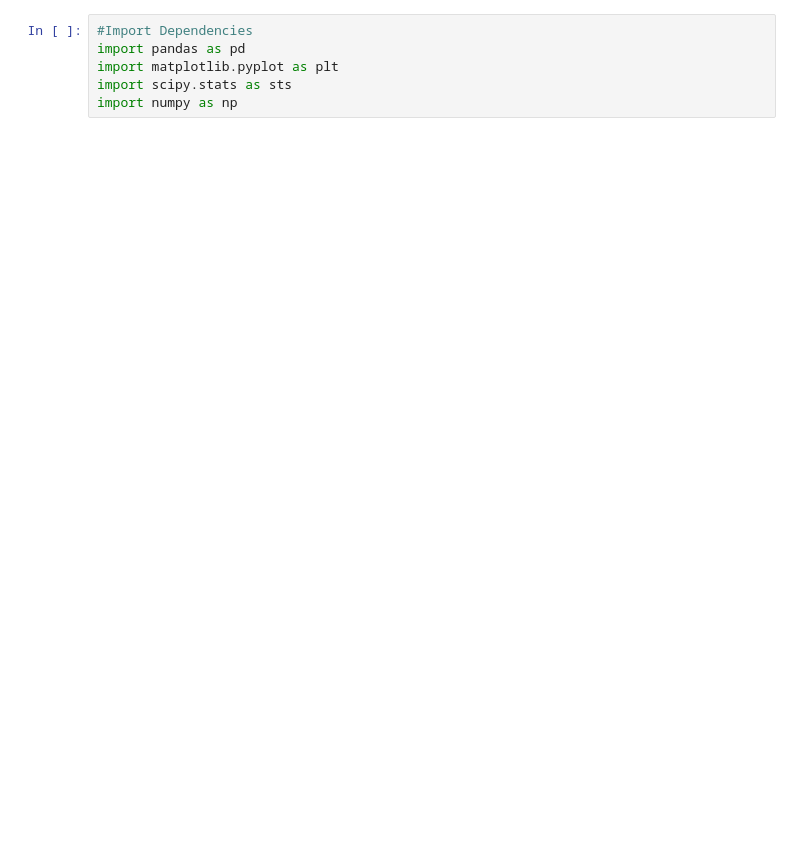
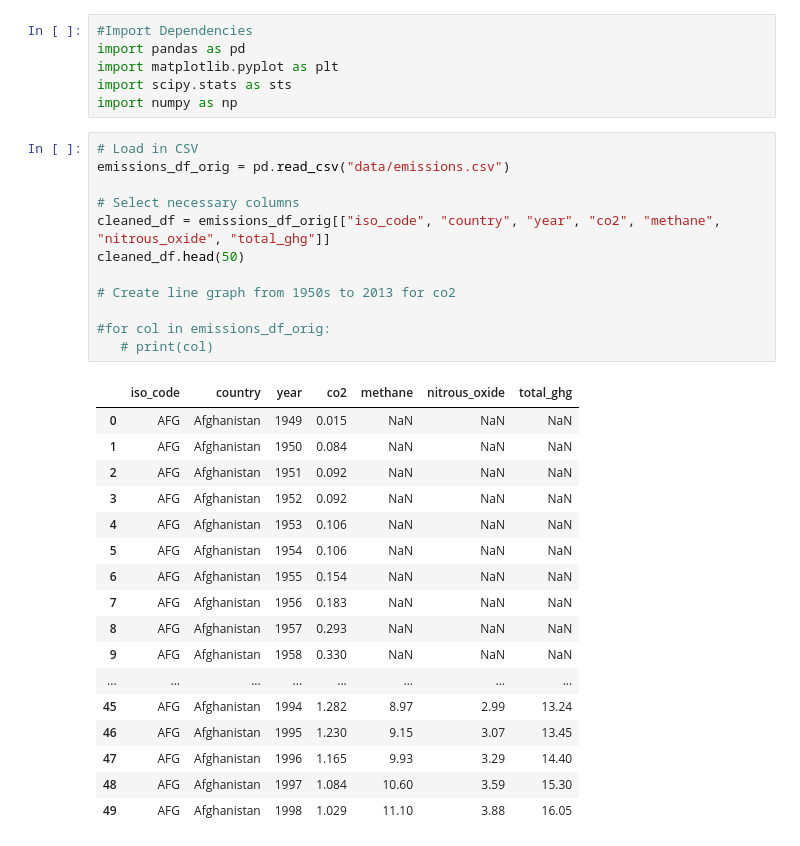
Before and after one commit to moriahtaylor1/climate-change-analysis, a Jupyter notebook: Emissions_Q2.ipynb, the cells around one changed output. Cells and saved outputs as stored; diff of their text form; blank space fills up the shorter version.

```diff
--- a/Emissions_Q2.ipynb
+++ b/Emissions_Q2.ipynb
@@ -4,4 +4,34 @@ import pandas as pd
 import matplotlib.pyplot as plt
 import scipy.stats as sts
 import numpy as np
+# %%
+# Load in CSV
+emissions_df_orig = pd.read_csv("data/emissions.csv")
+
+# Select necessary columns
+cleaned_df = emissions_df_orig[["iso_code", "country", "year", "co2", "methane", "nitrous_oxide", "total_ghg"]]
+cleaned_df.head(50)
+
+# Create line graph from 1950s to 2013 for co2
+
+#for col in emissions_df_orig:
+   # print(col)
+# %% [output]
+|  | iso_code | country | year | co2 | methane | nitrous_oxide | total_ghg |
+| 0 | AFG | Afghanistan | 1949 | 0.015 | NaN | NaN | NaN |
+| 1 | AFG | Afghanistan | 1950 | 0.084 | NaN | NaN | NaN |
+| 2 | AFG | Afghanistan | 1951 | 0.092 | NaN | NaN | NaN |
+| 3 | AFG | Afghanistan | 1952 | 0.092 | NaN | NaN | NaN |
+| 4 | AFG | Afghanistan | 1953 | 0.106 | NaN | NaN | NaN |
+| 5 | AFG | Afghanistan | 1954 | 0.106 | NaN | NaN | NaN |
+| 6 | AFG | Afghanistan | 1955 | 0.154 | NaN | NaN | NaN |
+| 7 | AFG | Afghanistan | 1956 | 0.183 | NaN | NaN | NaN |
+| 8 | AFG | Afghanistan | 1957 | 0.293 | NaN | NaN | NaN |
+| 9 | AFG | Afghanistan | 1958 | 0.330 | NaN | NaN | NaN |
+| ... | ... | ... | ... | ... | ... | ... | ... |
+| 45 | AFG | Afghanistan | 1994 | 1.282 | 8.97 | 2.99 | 13.24 |
+| 46 | AFG | Afghanistan | 1995 | 1.230 | 9.15 | 3.07 | 13.45 |
+| 47 | AFG | Afghanistan | 1996 | 1.165 | 9.93 | 3.29 | 14.40 |
+| 48 | AFG | Afghanistan | 1997 | 1.084 | 10.60 | 3.59 | 15.30 |
+| 49 | AFG | Afghanistan | 1998 | 1.029 | 11.10 | 3.88 | 16.05 |
 # %%
```
Also changed, not shown: parts of 3 cells of this notebook.
